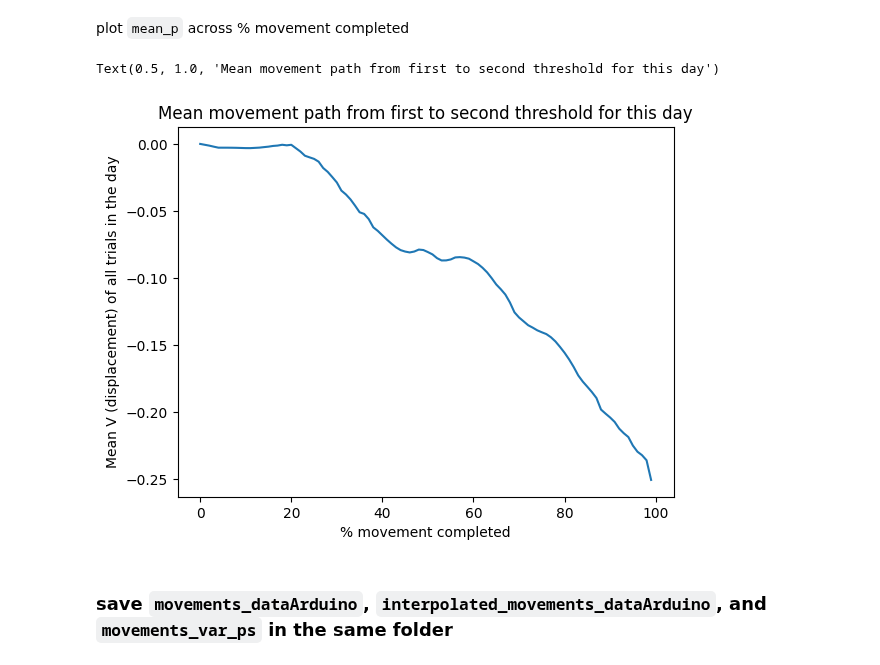
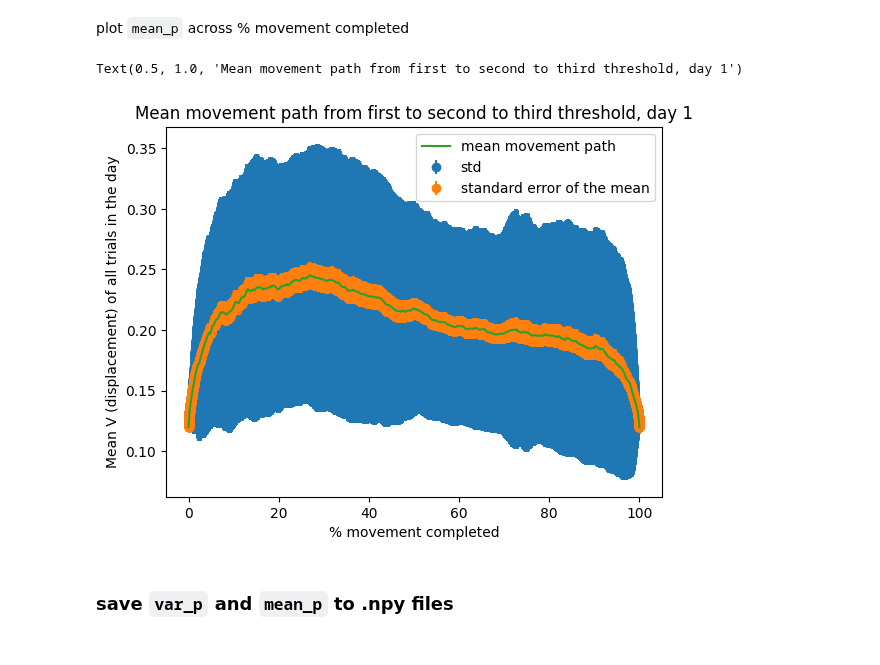
Before and after one commit to paulazoo/behavior, a Jupyter notebook: analysis/analysis2_var_p.ipynb, the cells around one changed output. Saved outputs shown, nothing was run; the diff lists cells and outputs as text; code cells hidden in the pictures.

```diff
--- a/analysis/2_var_ptemp.ipynb
+++ b/analysis/analysis2_var_p.ipynb
@@ -258,17 +252,17 @@ These scaled 0-100% movement path functions are made by linearly interpolating t
 # %%
 num_samples = 10*10000
-movements_percent_scaled = np.array([]).resize((num_samples, len(movements)))
+movements_percent_scaled = np.array([]).reshape((0, num_samples))
 for movement in movements:
     trial_i = movement[0]
     # Read the binary file created by the C++ program which is saved as double
     trial_frequencies = np.fromfile(lever_data_folder+"trial_frequencies.bin", dtype=np.double)
-    movement_data = np.load(lever_data_folder+"movement_trial"+str(trial_i)+".npy")
+    movement_data = np.load(output_folder+"movement_trial"+str(trial_i)+".npy")
     percent_completion_x = np.linspace(0, 100, movement_data[1,:].shape[0])
 
     movement_data_fcn = interpolate.interp1d(percent_completion_x, movement_data[1, :], kind='linear')
     new_x = percent_completion_x = np.linspace(0, 100, num_samples)
     new_y = movement_data_fcn(new_x)
-    movements_percent_scaled = np.array([new_x, new_y])
+    movements_percent_scaled = np.vstack([movements_percent_scaled, new_y[:]])
 
-    # use np.save()
-    np.save(lever_data_folder+"movement_percent_scaled_trial"+str(trial_i), movement_percent_scaled)
+np.save(output_folder+"movement_percent_scaled", movements_percent_scaled)
+print("movements_percent_scaled shape: ", movements_percent_scaled.shape)
@@ -277,5 +274,5 @@ for movement in movements:
 # %%
-var_p=np.var(, axis=0)
+var_p=np.var(movements_percent_scaled, axis=0)
 # %% [markdown]
 plot `var_p` across % movement completed
 # %%
@@ -289,16 +287,18 @@ Text(0.5, 1.0, 'Variance of movement paths from first to second threshold for th
 # %% [markdown]
 ### Also calculate the average movement path, `mean_ps`, across each `interpolated_movement_dataArduino`
 # %%
-mean_p=np.mean(interpolated_movements_dataArduino, axis=0)
+mean_p=np.mean(movements_percent_scaled, axis=0)
 # %% [markdown]
 plot `mean_p` across % movement completed
 # %%
-plt.plot(range(0,100), mean_p)
+x_range = np.array(range(0,num_samples)) * 100 / num_samples
+plt.errorbar(x_range, mean_p, yerr = np.sqrt(var_p), fmt ='o', label="std", zorder=1)
+plt.errorbar(x_range, mean_p, yerr = np.sqrt(var_p/len(movements)), fmt ='o', label="standard error of the mean", zorder=2)
+plt.plot(x_range, mean_p, label="mean movement path", zorder=3)
 plt.xlabel("% movement completed")
 plt.ylabel("Mean V (displacement) of all trials in the day")
-plt.title("Mean movement path from first to second threshold for this day")
+plt.legend()
+plt.title("Mean movement path from first to second to third threshold, day "+str(day))
 # %% [output]
-Text(0.5, 1.0, 'Mean movement path from first to second threshold for this day')
+Text(0.5, 1.0, 'Mean movement path from first to second to third threshold, day 1')
-[figure, old version]
+[figure, new version]
-# %% [markdown]
-### save `movements_dataArduino`, `interpolated_movements_dataArduino`, and `movements_var_ps` in the same folder
@@ -324,0 +305,2 @@ file.close()
+# %% [markdown]
+### save `var_p` and `mean_p` to .npy files
```
Also changed, not shown: parts of 11 cells of this notebook, 11 other files.
